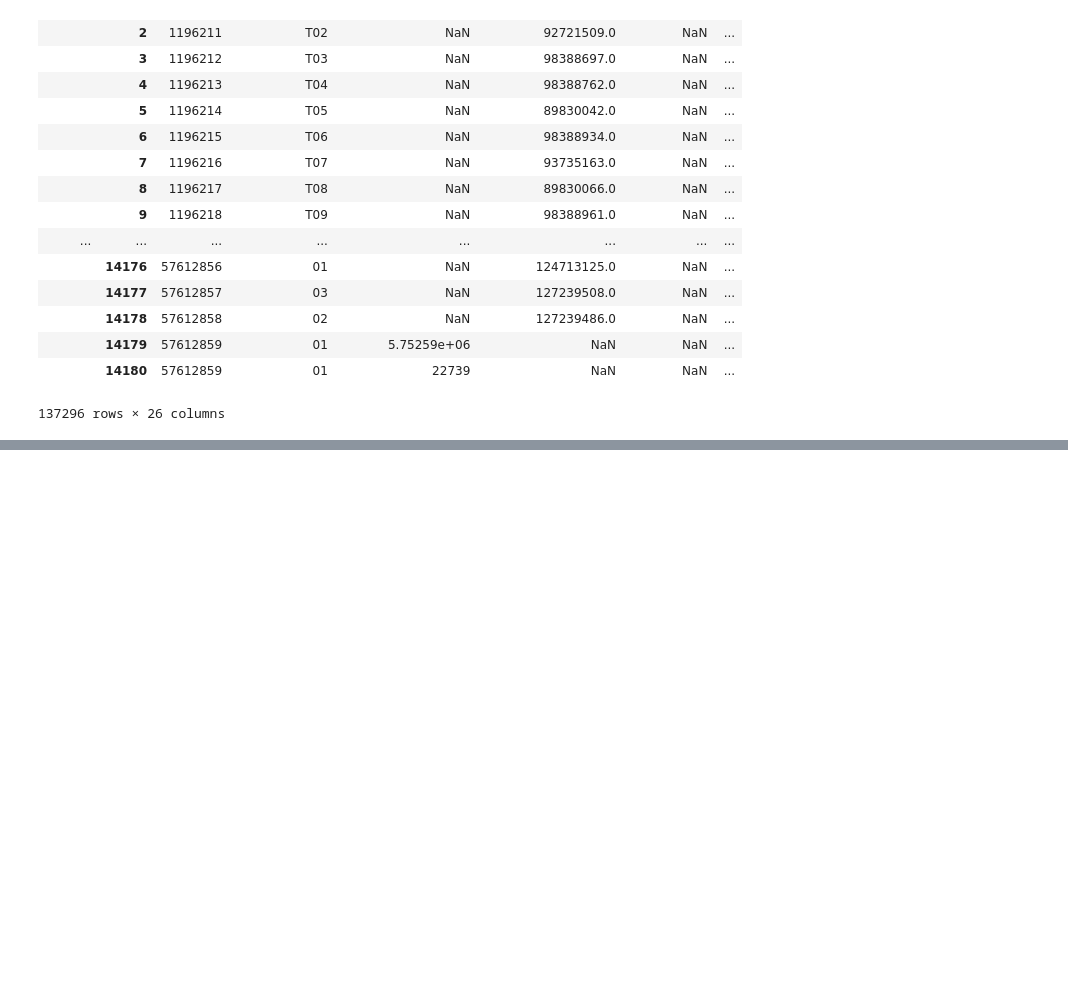
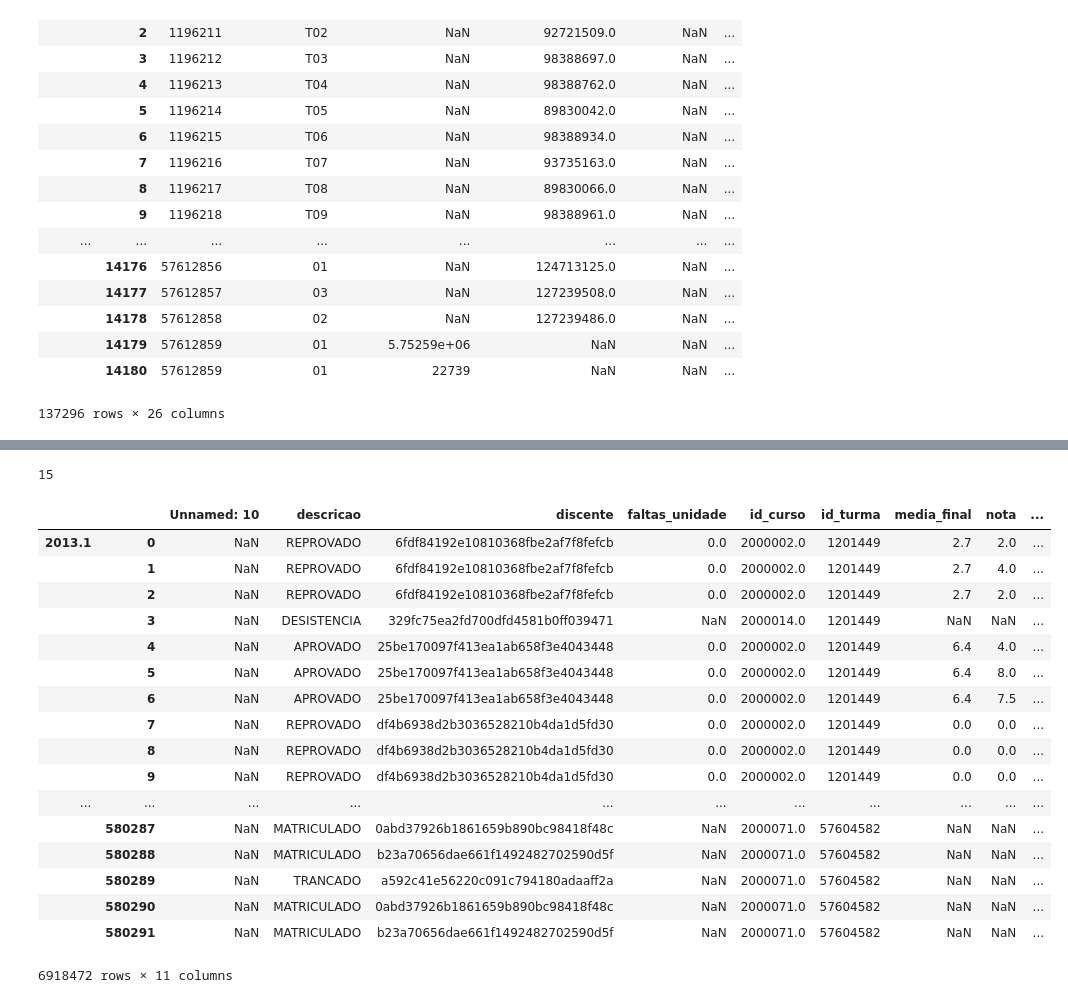
Before and after one commit to paulalps/Probabilidade, a Jupyter notebook: Unidade 2 - Trabalho 1/Trabalho 1.ipynb, the cells around one changed output, grey strips where cells are left out. Drawn from its saved outputs; the diff is of its cells as text; code cells hidden in the pictures; blank space fills up the shorter version.

```diff
--- a/Unidade 2 - Trabalho 1/Trabalho 1.ipynb
+++ b/Unidade 2 - Trabalho 1/Trabalho 1.ipynb
@@ -232,0 +215,31 @@ turmas_df_fmcii
+# %%
+#Selecionando as turmas de fmc II
+turmas_df_fmcii = turmas_df[turmas_df['id_componente_curricular'] == id_fmcii]
+#Selecionando os ids das turmas de fmc II
+id_turmas_fmcii = list(turmas_df_fmcii['id_turma'].unique())
+len(id_turmas_fmcii)
+# %% [output]
+15
+# %%
+## Fazendo a concatenação para trabalhar com apenas um DataFrame
+mat_comp_df = pd.concat(mat_comp_dfs, keys=turmas_periodo)
+mat_comp_df
+# %% [output]
+|  |  | Unnamed: 10 | descricao | discente | faltas_unidade | id_curso | id_turma | media_final | nota | ... |
+| 2013.1 | 0 | NaN | REPROVADO | 6fdf84192e10810368fbe2af7f8fefcb | 0.0 | 2000002.0 | 1201449 | 2.7 | 2.0 | ... |
+|  | 1 | NaN | REPROVADO | 6fdf84192e10810368fbe2af7f8fefcb | 0.0 | 2000002.0 | 1201449 | 2.7 | 4.0 | ... |
+|  | 2 | NaN | REPROVADO | 6fdf84192e10810368fbe2af7f8fefcb | 0.0 | 2000002.0 | 1201449 | 2.7 | 2.0 | ... |
+|  | 3 | NaN | DESISTENCIA | 329fc75ea2fd700dfd4581b0ff039471 | NaN | 2000014.0 | 1201449 | NaN | NaN | ... |
+|  | 4 | NaN | APROVADO | 25be170097f413ea1ab658f3e4043448 | 0.0 | 2000002.0 | 1201449 | 6.4 | 4.0 | ... |
+|  | 5 | NaN | APROVADO | 25be170097f413ea1ab658f3e4043448 | 0.0 | 2000002.0 | 1201449 | 6.4 | 8.0 | ... |
+|  | 6 | NaN | APROVADO | 25be170097f413ea1ab658f3e4043448 | 0.0 | 2000002.0 | 1201449 | 6.4 | 7.5 | ... |
+|  | 7 | NaN | REPROVADO | df4b6938d2b3036528210b4da1d5fd30 | 0.0 | 2000002.0 | 1201449 | 0.0 | 0.0 | ... |
+|  | 8 | NaN | REPROVADO | df4b6938d2b3036528210b4da1d5fd30 | 0.0 | 2000002.0 | 1201449 | 0.0 | 0.0 | ... |
+|  | 9 | NaN | REPROVADO | df4b6938d2b3036528210b4da1d5fd30 | 0.0 | 2000002.0 | 1201449 | 0.0 | 0.0 | ... |
+| ... | ... | ... | ... | ... | ... | ... | ... | ... | ... | ... |
+|  | 580287 | NaN | MATRICULADO | 0abd37926b1861659b890bc98418f48c | NaN | 2000071.0 | 57604582 | NaN | NaN | ... |
+|  | 580288 | NaN | MATRICULADO | b23a70656dae661f1492482702590d5f | NaN | 2000071.0 | 57604582 | NaN | NaN | ... |
+|  | 580289 | NaN | TRANCADO | a592c41e56220c091c794180adaaff2a | NaN | 2000071.0 | 57604582 | NaN | NaN | ... |
+|  | 580290 | NaN | MATRICULADO | 0abd37926b1861659b890bc98418f48c | NaN | 2000071.0 | 57604582 | NaN | NaN | ... |
+|  | 580291 | NaN | MATRICULADO | b23a70656dae661f1492482702590d5f | NaN | 2000071.0 | 57604582 | NaN | NaN | ... |
+6918472 rows × 11 columns
```
Also changed, not shown: parts of 8 cells of this notebook.
